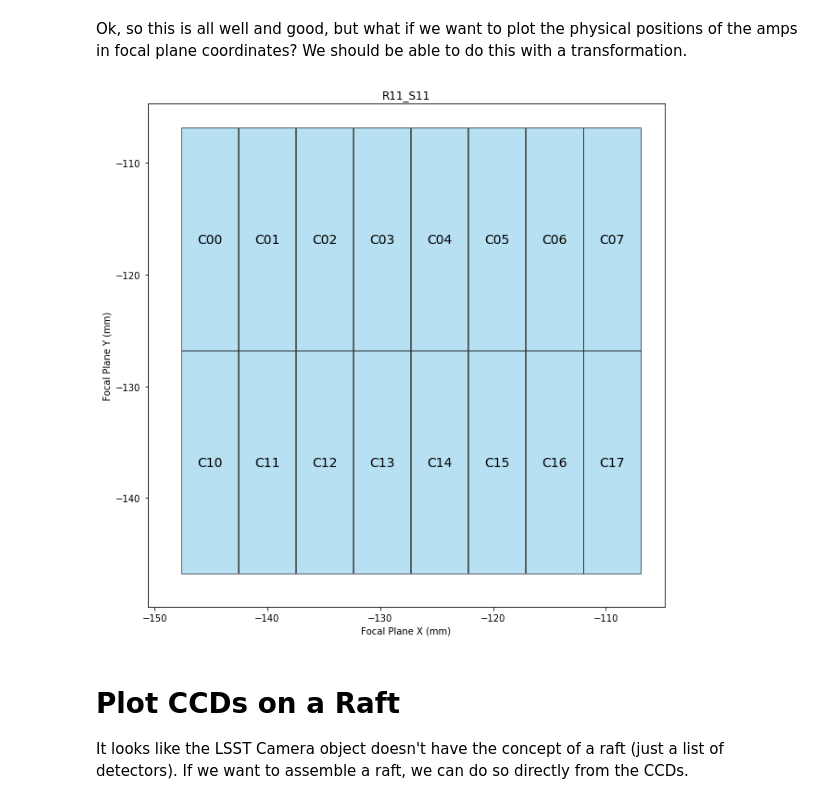
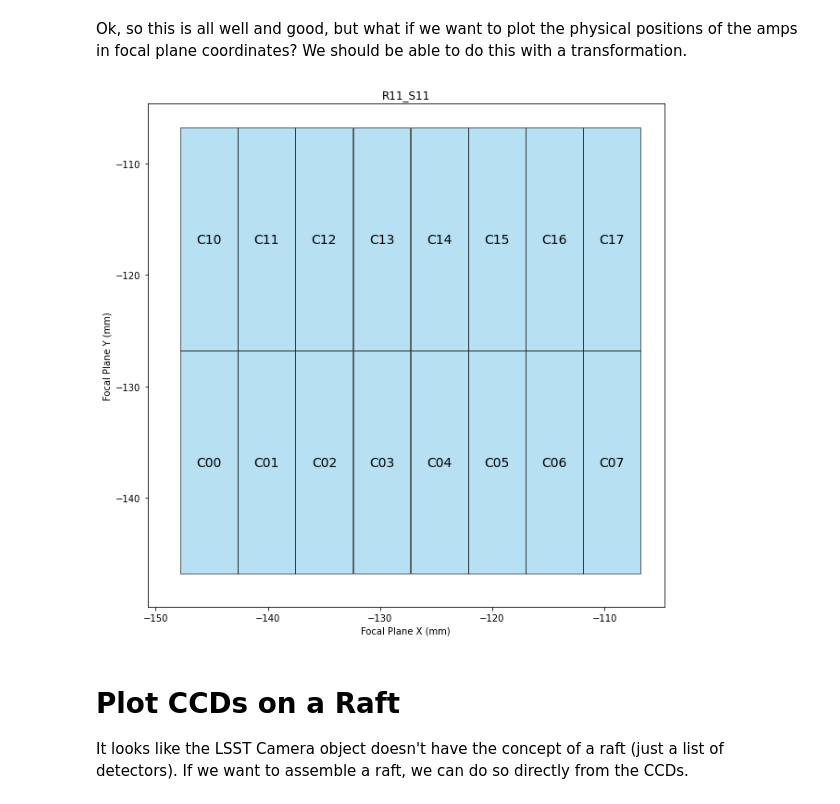
Before and after one commit to LSSTScienceCollaborations/StackClub, a Jupyter notebook: Visualization/LsstCameraGeometry.ipynb, the cells around one changed output. Saved outputs shown, nothing was run; the diff lists cells and outputs as text; code cells hidden in the pictures.

```diff
--- a/Visualization/LsstCameraGeometry.ipynb
+++ b/Visualization/LsstCameraGeometry.ipynb
@@ -104,7 +104,7 @@ transform = LsstCameraTransforms(camera)
 det = transform.getDetector('R22_S11')
 
 # Get the amps for this detector
-amps = det.getAmpInfoCatalog()
+amps = det.getAmplifiers()
 
 fig,ax = plt.subplots(1,figsize=(10,10))
 patches,colors = [],[]
@@ -139,7 +139,7 @@ def plotFancyDetector(camera, detectorName='R22_S11', figsize=(10.,10.)):
     det = transform.getDetector(detectorName)
 
     # Get the amps for this detector
-    amps = det.getAmpInfoCatalog()
+    amps = det.getAmplifiers()
 
     fig,ax = plt.subplots(1,figsize=figsize)
     patches,colors = [],[]
@@ -148,34 +148,34 @@ def plotFancyDetector(camera, detectorName='R22_S11', figsize=(10.,10.)):
         points = [transform.ccdPixelToFocalMm(c.getX(), c.getY(), det.getName()) for c in amp.getBBox().getCorners()]
         corners = [(p.getX(),p.getY()) for p in points]
         for corner in corners:
             xvals.append(corner[0])
             yvals.append(corner[1])
         patches.append(Polygon(corners, True))
         colors.append('skyblue')
         # Center in pixels
         center_pix = amp.getBBox().getCenter()
         # center in mm
         center = transform.ccdPixelToFocalMm(center_pix.getX(),center_pix.getY(),det.getName())
         text = amp.getName()
         ax.text(center.getX(), center.getY(), text, color='k',
                 ha='center', va='center', size=14)
 
     # Add the patch collection
     patchCollection = PatchCollection(patches, alpha=0.6, facecolor=colors,edgecolor='k')
     ax.add_collection(patchCollection)
 
     ax.set_xlim(min(xvals) - abs(0.02*min(xvals)),
                 max(xvals) + abs(0.02*max(xvals)))
     ax.set_ylim(min(yvals) - abs(0.02*min(yvals)),
                 max(yvals) + abs(0.02*max(yvals)))
     ax.set_xlabel('Focal Plane X (mm)')
     ax.set_ylabel('Focal Plane Y (mm)')
     ax.set_title(det.getName())
 
 # Set some labels and extent
 plotFancyDetector(camera,'R11_S11')
 # %% [output]
-[figure, old version]
+[figure, new version]
 # %% [markdown]
 # Plot CCDs on a Raft
 
```
Also changed, not shown: parts of 8 cells of this notebook.
